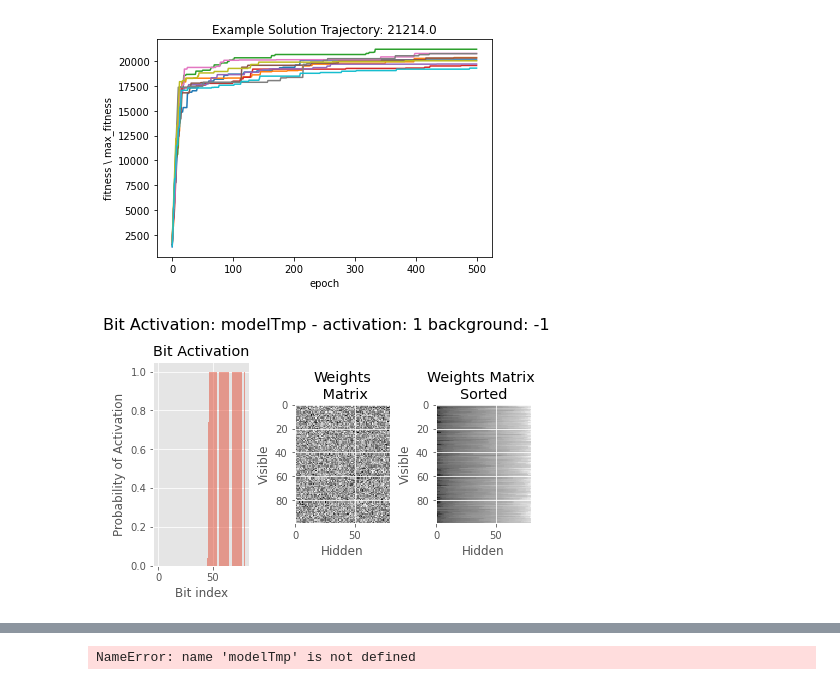
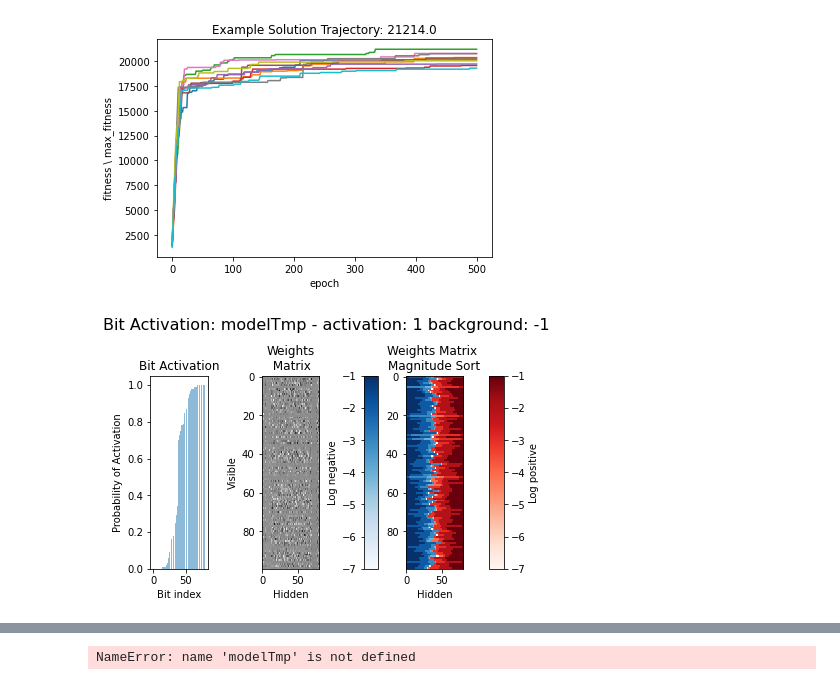
Before and after one commit to FilipKubackiSoton/DeepOptimization, a Jupyter notebook: exp.ipynb, the cells around one changed output, grey strips where cells are left out. Saved outputs shown, nothing was run; the diff lists cells and outputs as text; code cells hidden in the pictures.

```diff
--- a/exp.ipynb
+++ b/exp.ipynb
@@ -251,6 +252,41 @@ def weights_matrix_sorting(model, activation=1, background_activation = -1):
             mat[:, index] = matrix[:, i]
             index +=1
         return mat
+
+    def matrix_row_sort(x):
+        def pushZerosToEnd(arr):
+            count = 0 # Count of non-zero elements
+            n = len(arr)
+            for i in range(n):
+                if arr[i] != 0:
+                    arr[count] = arr[i]
+                    count+=1
+
+            while count < n:
+                arr[count] = 0
+                count += 1
+            return arr
+
+        def pushZerosToBegining(arr):
+            count = 0 # Count of non-zero elements
+            tmp = []
+            count_zeros =0
+            for i in arr.tolist():
+                if i != 0:
+                    tmp.append(i)
+                else:
+                    count_zeros+=1
+            return np.concatenate((np.zeros(count_zeros), np.asarray(tmp)), axis = None)
+        pos = []
+        neg = []
+        for i in x:
+            if i>0:
+                pos.append(round(math.log(i,10)))
+                neg.append(0)
+            else:
+                neg.append(round(math.log(-i,10)))
+                pos.append(0)
+        return pushZerosToEnd(-np.sort(-np.asarray(neg)[::-1])), pushZerosToBegining(np.sort(np.asarray(pos)))
 
     encoder, decoder = utm.split_model_into_encoder_decoder(model)
     size = encoder.layers[0].input_shape[0][-1]
@@ -269,39 +305,52 @@ def weights_matrix_sorting(model, activation=1, background_activation = -1):
     res.sort() # sort bits accorg
 
     weights_matrix = shuffle_columns_weights_matrix(decoder, pos)
-    sorted_weights_matrix = copy.copy(weights_matrix)
+    sorted_weights_matrix_neg = copy.copy(weights_matrix)
+    sorted_weights_matrix_pos = copy.copy(weights_matrix)
 
-    for i in range(np.shape(sorted_weights_matrix)[0]):
-        sorted_weights_matrix[i] = np.sort(sorted_weights_matrix[i])
+    for i in range(np.shape(sorted_weights_matrix_pos)[0]):
+        sorted_weights_matrix_neg[i], sorted_weights_matrix_pos[i] = matrix_row_sort(sorted_weights_matrix_neg[i])
 
-    return res, weights_matrix, sorted_weights_matrix
+    sorted_weights_matrix_neg_mask = masked_array(sorted_weights_matrix_neg, sorted_weights_matrix_neg==0)
+    sorted_weights_matrix_pos_mask = masked_array(sorted_weights_matrix_pos, sorted_weights_matrix_pos==0)
 
+    return res, weights_matrix, sorted_weights_matrix_neg_mask, sorted_weights_matrix_pos_mask,sorted_weights_matrix_neg,sorted_weights_matrix_pos
 
 #e, d = utm.split_model_into_encoder_decoder(model3)
 def latent_activation(model, title, xl, yl, activation=1, background_activation =-1):
-    bit_activation, weights_matrix, sorted_weights_matrix = weights_matrix_sorting(model, activation, background_activation)
+    bit_activation, weights_matrix, mask_neg, mask_pos,_,_  = weights_matrix_sorting(model, activation, background_activation)
 
     title = title + " - activation: " +str(activation)+" background: "+ str(background_activation)
 
     fig, axes = plt.subplots(nrows=1, ncols=3, constrained_layout = True)
     fig.suptitle(title, fontsize=16)
     axes[0].bar(np.arange(len(bit_activation)), bit_activation, align = "center", alpha = 0.5)
     axes[0].set_title("Bit Activation")
     axes[0].set_ylabel(yl)
     axes[0].set_xlabel(xl)
+    axes[0].set_aspect('auto')
     axes[1].imshow(weights_matrix, interpolation='nearest', cmap=cm.Greys_r)
     axes[1].set_title("Weights\n Matrix")
     axes[1].set_ylabel("Visible")
     axes[1].set_xlabel("Hidden")
-    im =axes[2].imshow(sorted_weights_matrix, interpolation='nearest', cmap=cm.Greys_r)
-    axes[2].set_title("Weights Matrix \nSorted")
-    axes[2].set_ylabel("Visible")
+    axes[1].set_aspect('auto')
+
+    #im =axes[2].imshow(mask_neg, interpolation='nearest', cmap=cm.Blues)
+    axes[2].set_title("Weights Matrix \nMagnitude Sort")
+    #axes[2].set_ylabel("Visible")
     axes[2].set_xlabel("Hidden")
+    pa = axes[2].imshow(mask_neg,interpolation='nearest',cmap=cm.Blues)
+    cba = fig.colorbar(pa, ax = axes[2], location = "left")
+    pb = axes[2].imshow(mask_pos,interpolation='nearest',cmap=cm.Reds)
+    cbb = fig.colorbar(pb, ax = axes[2], location = "right")
+    cba.set_label('Log negative')
+    cbb.set_label('Log positive')
+    axes[2].set_aspect('auto')
     return
     """
 _ = latent_activation(model3, "Bit Activation: model3", "Bit index", "Probability of Activation")
 pos = latent_activation(model3, "Bit Activation: model3", "Bit index", "Probability of Activation", background_activation=-1)
 """
 tmp = latent_activation(modelTmp, "Bit Activation: modelTmp", "Bit index", "Probability of Activation", background_activation=-1)
 # %% [output]
-[figure, old version]
+[figure, new version]
```
Also changed, not shown: parts of 16 cells of this notebook, 20 other files.
